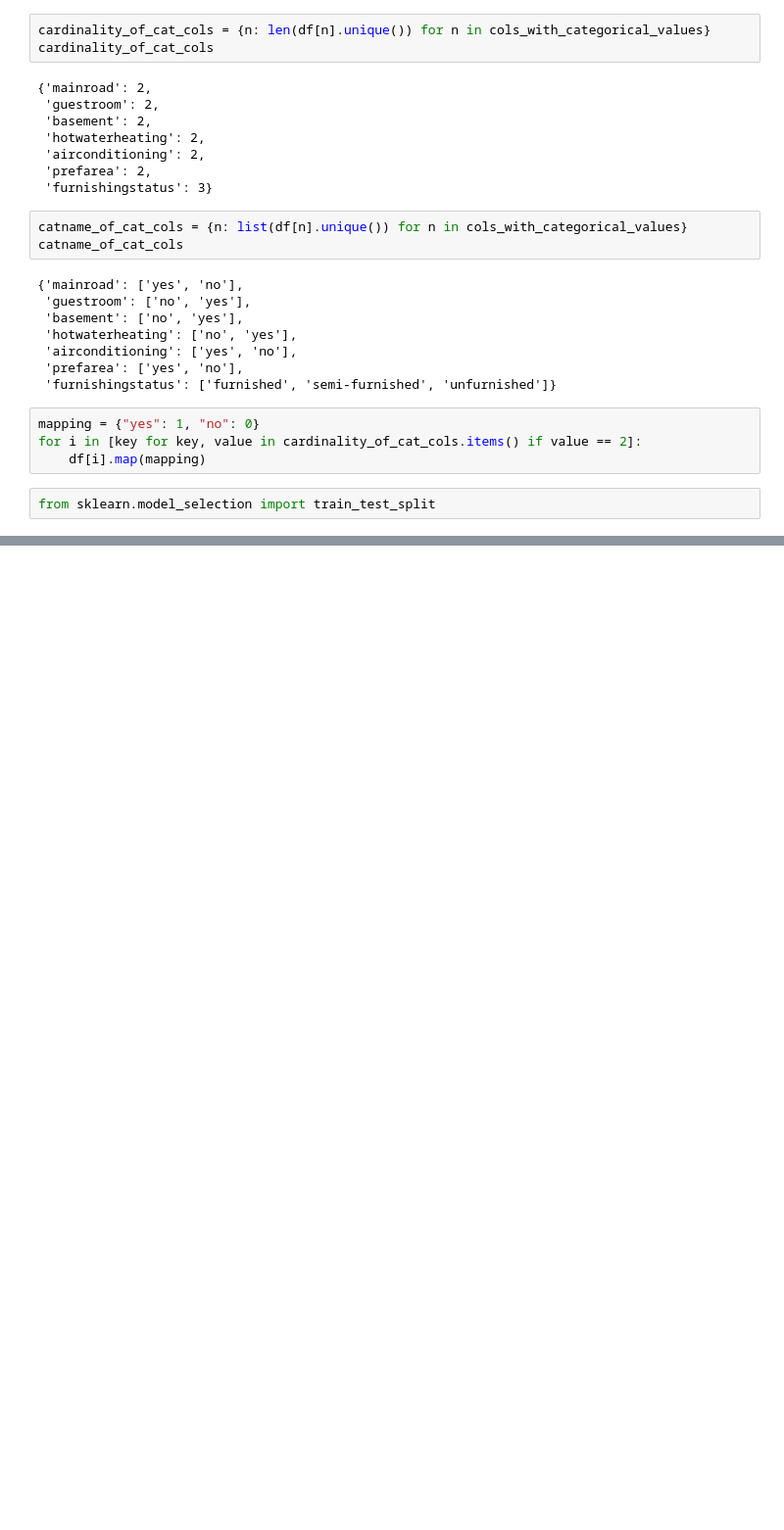
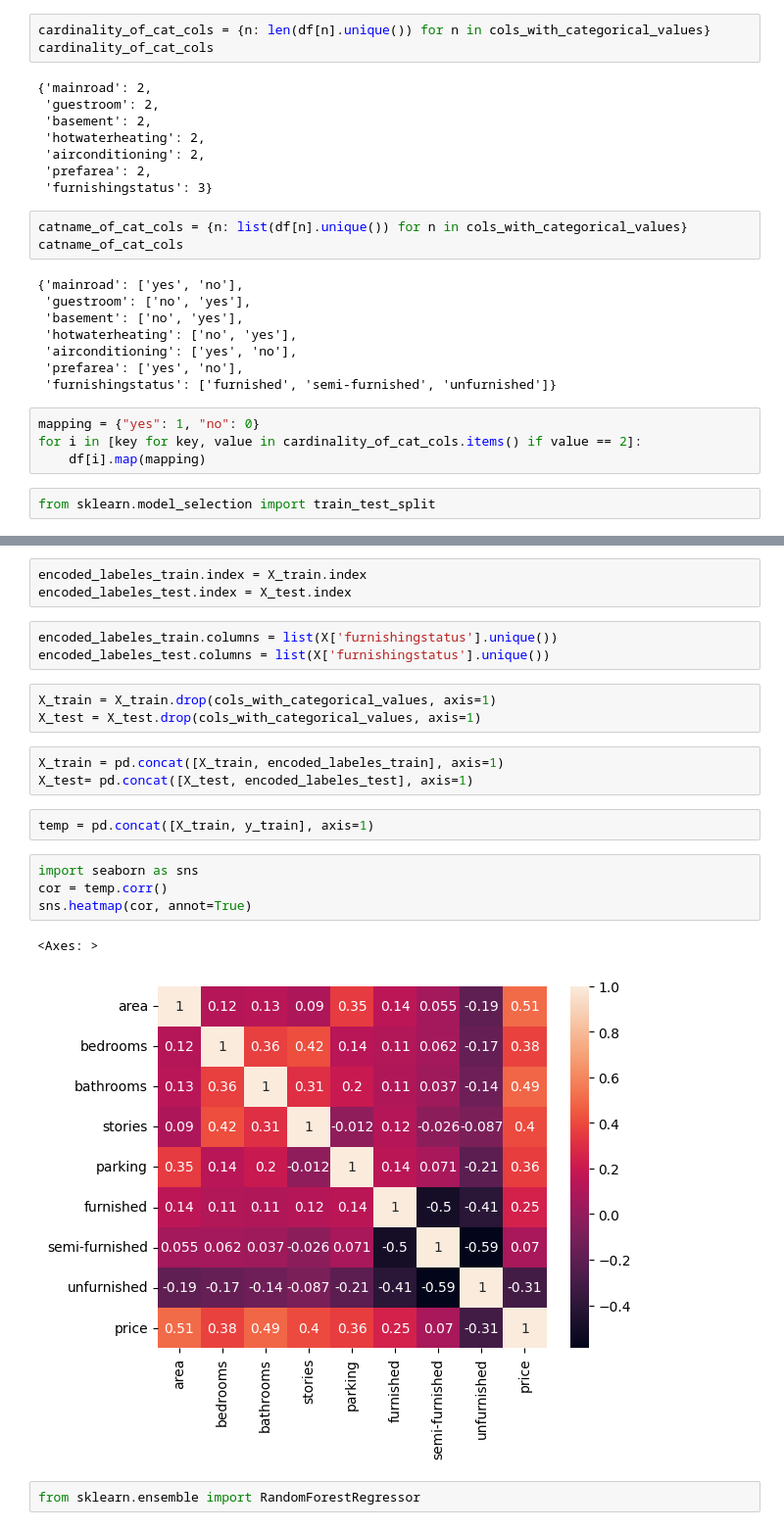
Before and after one commit to UsmanAli105/DataScience, a Jupyter notebook: 01 House Price Predictions/notebook.ipynb, the cells around one changed output, grey strips where cells are left out. Shown at 98% size. Saved outputs shown, nothing was run; the diff lists cells and outputs as text; blank space fills up the shorter version.

```diff
--- a/01 House Price Predictions/notebook.ipynb
+++ b/01 House Price Predictions/notebook.ipynb
@@ -154,0 +146,23 @@ encoded_labeles_train
+# %%
+encoded_labeles_train.index = X_train.index
+encoded_labeles_test.index = X_test.index
+# %%
+encoded_labeles_train.columns = list(X['furnishingstatus'].unique())
+encoded_labeles_test.columns = list(X['furnishingstatus'].unique())
+# %%
+X_train = X_train.drop(cols_with_categorical_values, axis=1)
+X_test = X_test.drop(cols_with_categorical_values, axis=1)
+# %%
+X_train = pd.concat([X_train, encoded_labeles_train], axis=1)
+X_test= pd.concat([X_test, encoded_labeles_test], axis=1)
+# %%
+temp = pd.concat([X_train, y_train], axis=1)
+# %%
+import seaborn as sns
+cor = temp.corr()
+sns.heatmap(cor, annot=True)
+# %% [output]
+<Axes: >
+[figure, added]
+# %%
+from sklearn.ensemble import RandomForestRegressor
```
Also changed, not shown: parts of 11 cells of this notebook.
